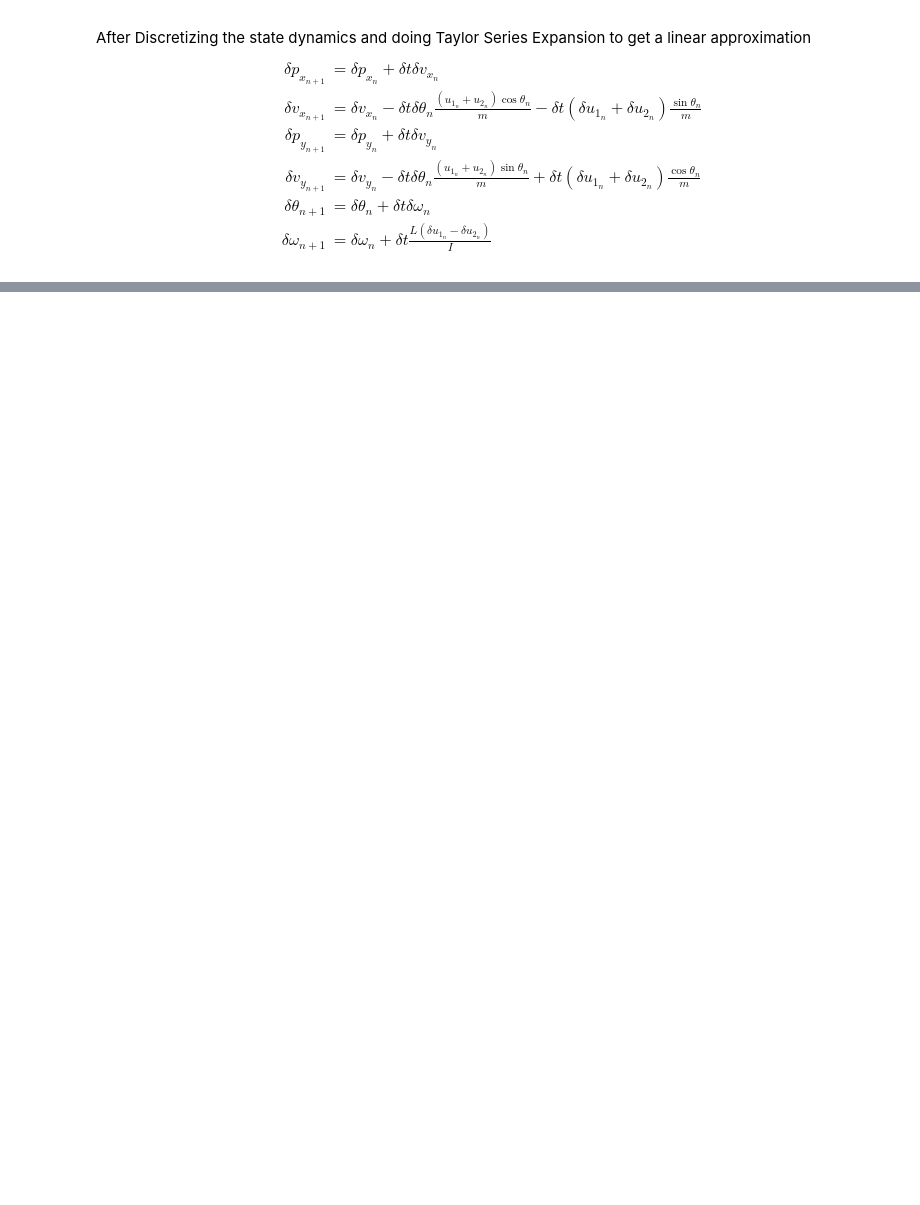
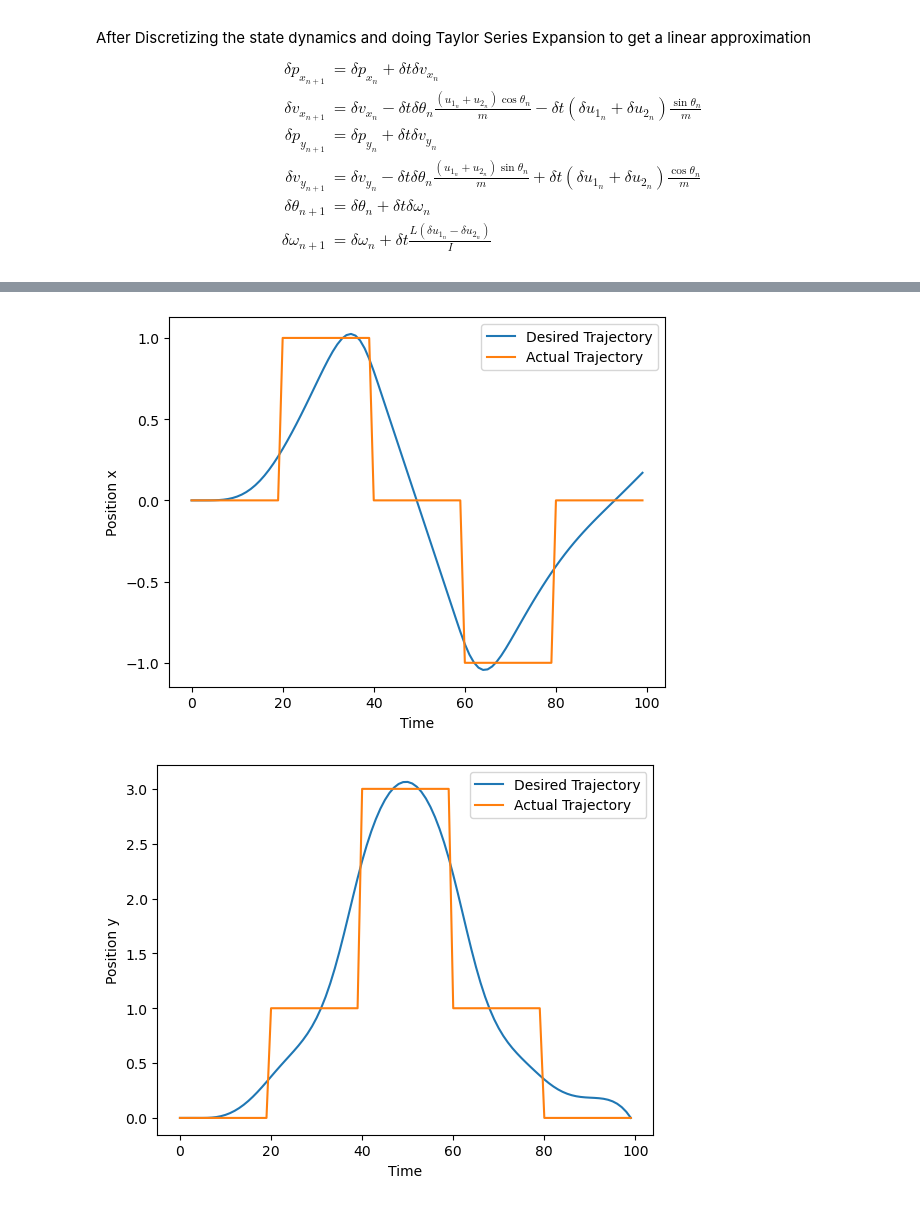
Before and after one commit to RiVer2000/ROB-GY-6323, a Jupyter notebook: Project 1/project1.ipynb, the cells around one changed output, grey strips where cells are left out. Cells and saved outputs as stored; diff of their text form; code cells hidden in the pictures; blank space fills up the shorter version.

```diff
--- a/Project 1/project1.ipynb
+++ b/Project 1/project1.ipynb
@@ -690,41 +690,44 @@ SolverNotFound: found solvers [] but 'cvxopt' is not one of them; if 'cvxopt' is
 # %%
 # quadrotor.animate_robot(x, u)
 # %%
-# traj = Optimization(quadrotor.MASS, quadrotor.LENGTH, quadrotor.INERTIA, quadrotor.DT, quadrotor.GRAVITY_CONSTANT, quadrotor.DIM_STATE, quadrotor.DIM_CONTROL)
-# # Store the desired trajectory
-# x_traj = np.zeros(N)
-# y_traj = np.zeros(N)
-# theta_traj = np.zeros(N)
+traj = Optimization(quadrotor.MASS, quadrotor.LENGTH, quadrotor.INERTIA, quadrotor.DT, quadrotor.GRAVITY_CONSTANT, quadrotor.DIM_STATE, quadrotor.DIM_CONTROL)
+# Store the desired trajectory
+x_traj = np.zeros(N)
+y_traj = np.zeros(N)
+theta_traj = np.zeros(N)
 
-# for i in range(N):
-#     des_x, des_y, des_theta = traj.find_xk_yk_thetak(i, N)
-#     x_traj[i] = des_x
-#     y_traj[i] = des_y
-#     theta_traj[i] = des_theta
+for i in range(N):
+    des_x, des_y, des_theta = traj.find_xk_yk_thetak(i, N)
+    x_traj[i] = des_x
+    y_traj[i] = des_y
+    theta_traj[i] = des_theta
 
 
 
-# # Plot the desired and coordinates
-# plt.figure()
-# plt.plot(x[0, :], label="Desired Trajectory")
-# plt.plot(x_traj, label="Actual Trajectory")
-# plt.xlabel("Time")
-# plt.ylabel("Position x")
-# plt.legend()
-# plt.show()
+# Plot the desired and coordinates
+plt.figure()
+plt.plot(x[0, :], label="Desired Trajectory")
+plt.plot(x_traj, label="Actual Trajectory")
+plt.xlabel("Time")
+plt.ylabel("Position x")
+plt.legend()
+plt.show()
 
-# plt.figure()
-# plt.plot(x[2, :], label="Desired Trajectory")
-# plt.plot(y_traj, label="Actual Trajectory")
-# plt.xlabel("Time")
-# plt.ylabel("Position y")
-# plt.legend()
-# plt.show()
+plt.figure()
+plt.plot(x[2, :], label="Desired Trajectory")
+plt.plot(y_traj, label="Actual Trajectory")
+plt.xlabel("Time")
+plt.ylabel("Position y")
+plt.legend()
+plt.show()
 
-# plt.figure()
-# plt.plot(x[4, :], label="Desired Trajectory")
-# plt.plot(theta_traj, label="Actual Trajectory")
-# plt.xlabel("Time")
-# plt.ylabel("Theta")
-# plt.legend()
-# plt.show()
+plt.figure()
+plt.plot(x[4, :], label="Desired Trajectory")
+plt.plot(theta_traj, label="Actual Trajectory")
+plt.xlabel("Time")
+plt.ylabel("Theta")
+plt.legend()
+plt.show()
+# %% [output]
+[figure, added]
+[figure, added]
```
Also changed, not shown: parts of 6 cells of this notebook, 1 other file.
